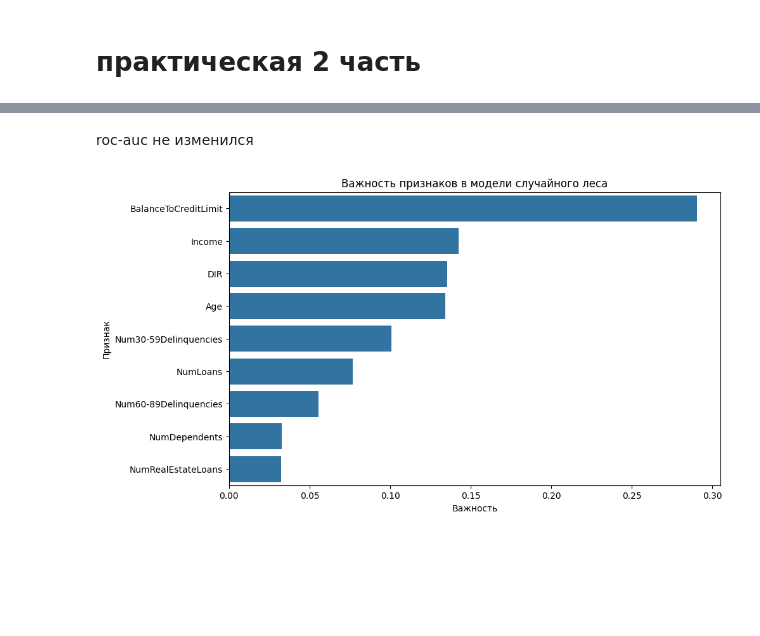
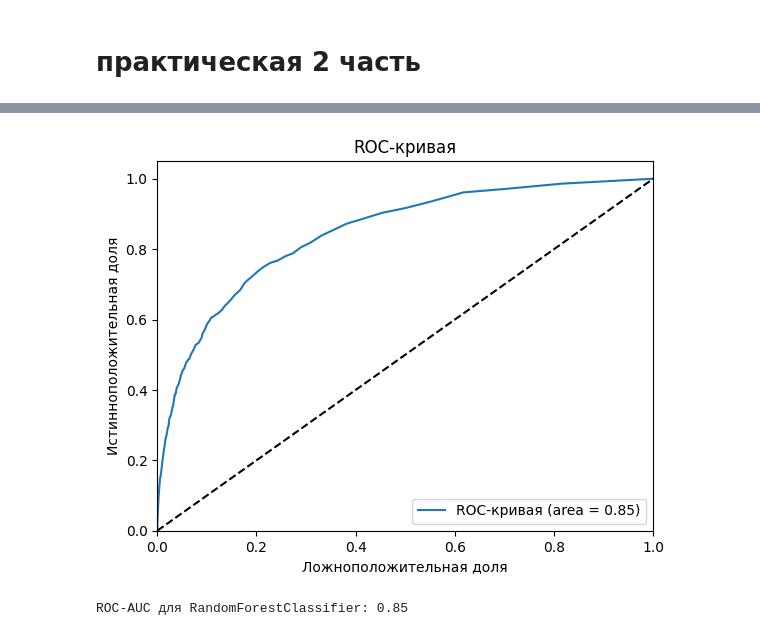
Before and after one commit to DIMFLIX-OFFICIAL/DoingMLCourse, a Jupyter notebook: my-labas/laba8/main.ipynb, the cells around one changed output, grey strips where cells are left out. Cells and saved outputs as stored; diff of their text form; code cells hidden in the pictures; blank space fills up the shorter version.

```diff
--- a/my-labas/laba8/main.ipynb
+++ b/my-labas/laba8/main.ipynb
@@ -269,19 +253,5 @@ ROC-AUC для случайного леса: 0.81
-# %% [markdown]
-roc-auc не изменился
-# %%
-importances = rf_model.feature_importances_
-feature_names = X.columns
-
-# Создание DataFrame для визуализации важности признаков
-importance_df = pd.DataFrame({'Feature': feature_names, 'Importance': importances})
-importance_df.sort_values(by='Importance', ascending=False, inplace=True)
-
-# Визуализация важности признаков
-plt.figure(figsize=(10, 6))
-sns.barplot(x='Importance', y='Feature', data=importance_df)
-plt.title('Важность признаков в модели случайного леса')
-plt.xlabel('Важность')
-plt.ylabel('Признак')
-plt.show()
-# %% [output]
-[figure, removed]
+# %%
+show_roc_auc_score(rf_model, for_model="RandomForestClassifier")
+# %% [output]
+[figure, added]
+ROC-AUC для RandomForestClassifier: 0.85
```
Also changed, not shown: parts of 19 cells of this notebook, 10 other files.
